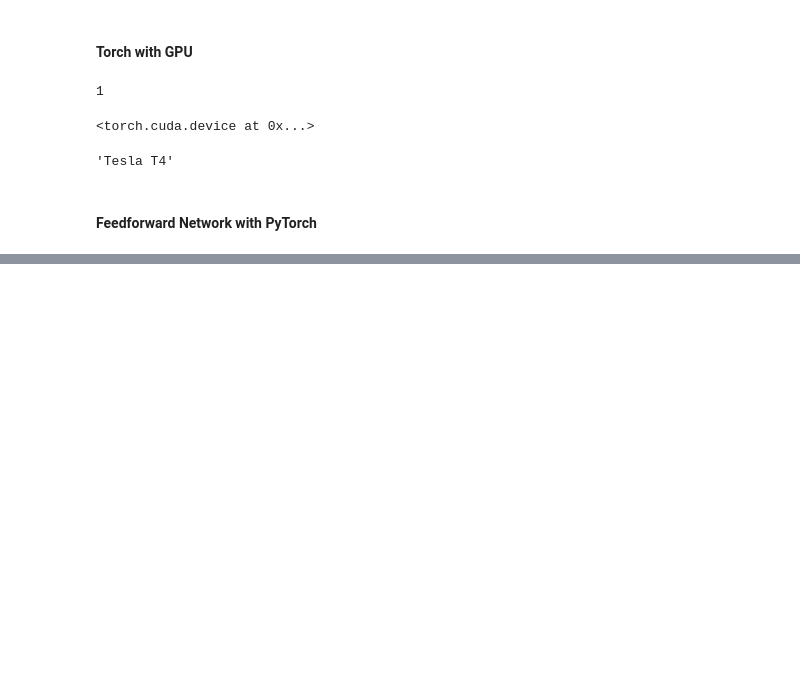
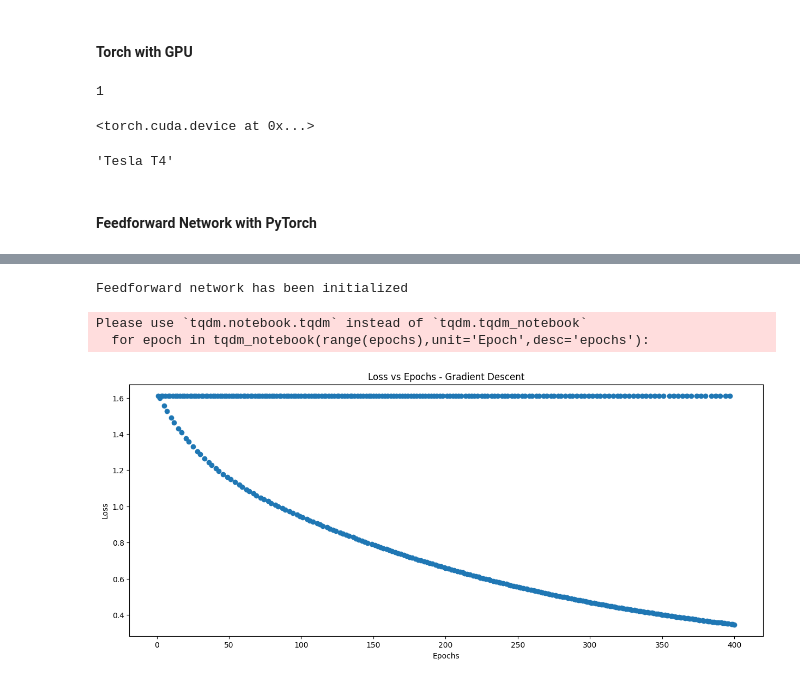
Before and after one commit to Abhijith-Nagarajan/PadhAI_Implementations, a Jupyter notebook: PyTorch_Intro.ipynb, the cells around one changed output, grey strips where cells are left out. Cells and saved outputs as stored; diff of their text form; code cells hidden in the pictures; blank space fills up the shorter version.

Commit message:
Created Feedforward GD network with PyTorch

```diff
--- a/PyTorch_Intro.ipynb
+++ b/PyTorch_Intro.ipynb
@@ -97,0 +106,10 @@ from torch import optim
+# %%
+oh_encoder = preprocessing.OneHotEncoder()
+# %%
+Y_train_encoded = oh_encoder.fit_transform(np.expand_dims(Y_train,axis=1)).toarray()
+Y_valid_encoded = oh_encoder.fit_transform(np.expand_dims(Y_valid,axis=1)).toarray()
+# %%
+X_train = torch.from_numpy(X_train)
+X_valid = torch.from_numpy(X_test)
+Y_train_encoded = torch.from_numpy(Y_train_encoded)
+Y_valid_encoded = torch.from_numpy(Y_valid_encoded)
@@ -153,0 +207,10 @@ class FFNetwork_Params(nn.Module):
+# %%
+torch_ffn_model = FFNetwork_Torch(layers,neurons_per_layer,X_train,target_classes)
+# %% [output]
+Feedforward network has been initialized
+# %%
+torch_ffn_model.fit(X_train,Y_train_encoded,0.05,400)
+# %% [output]
+Please use `tqdm.notebook.tqdm` instead of `tqdm.tqdm_notebook`
+  for epoch in tqdm_notebook(range(epochs),unit='Epoch',desc='epochs'):
+[figure, added]
```
Also changed, not shown: parts of 14 cells of this notebook.
